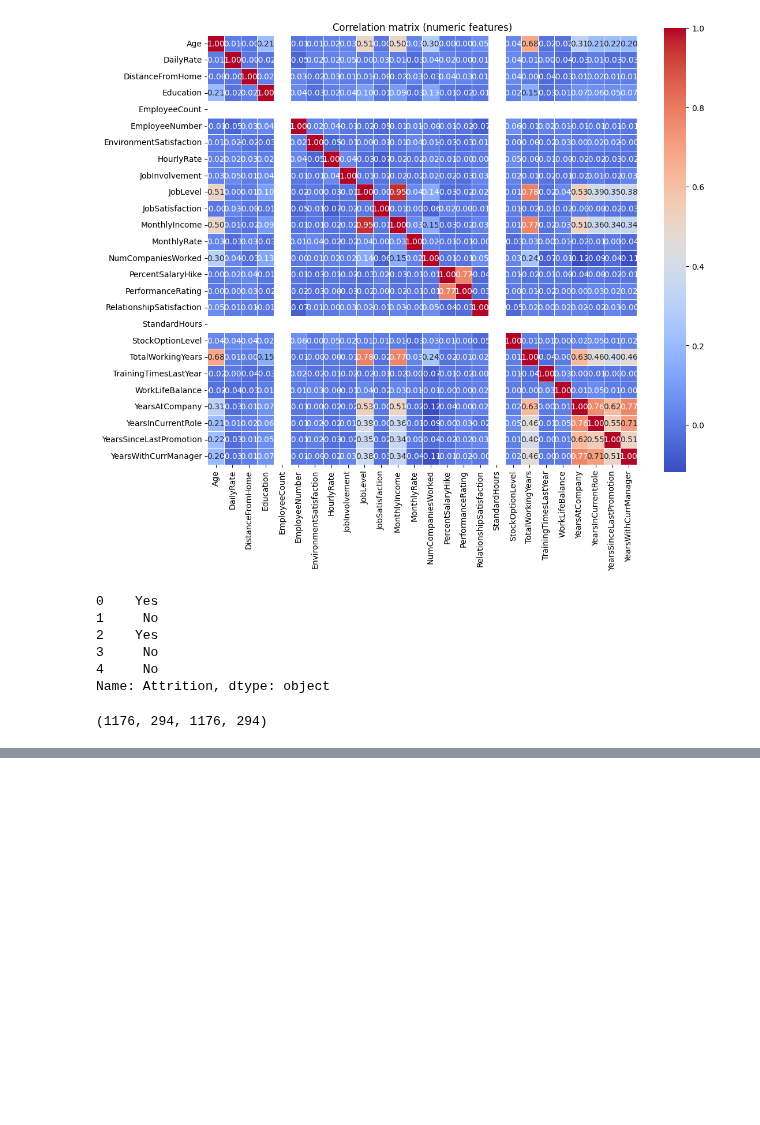
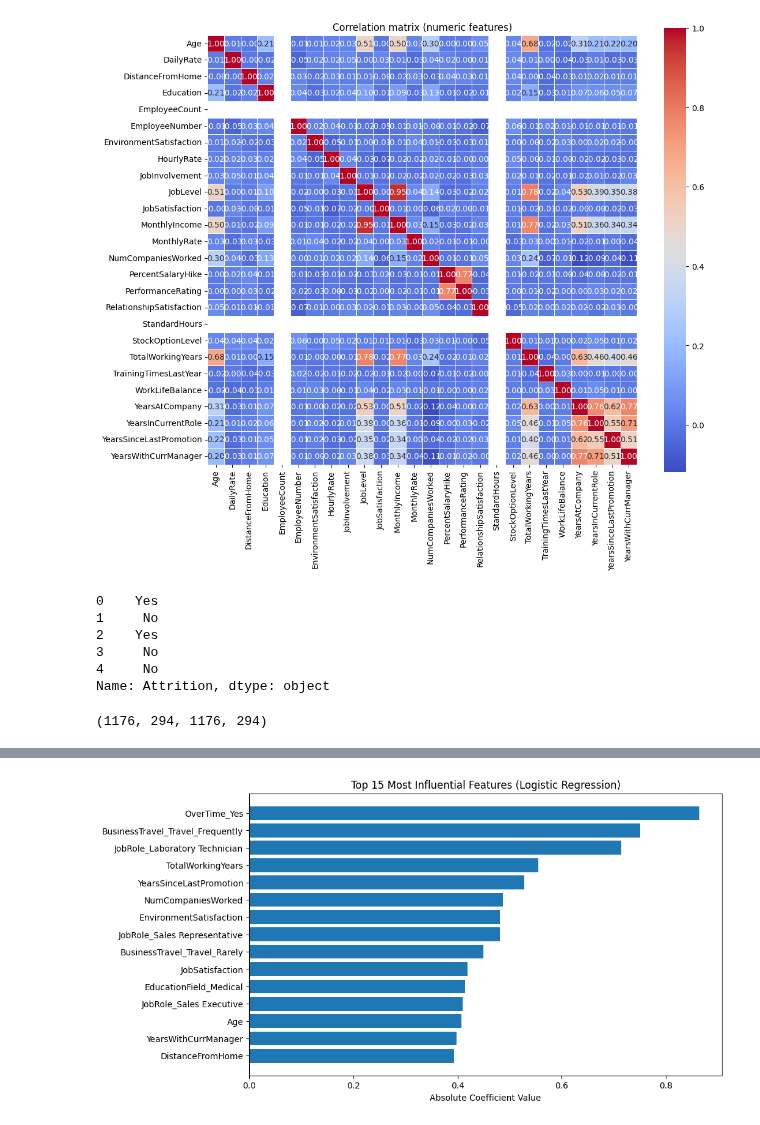
Before and after one commit to nirajacharya13/machine-learning, a Jupyter notebook: decision_trees/practice-problems/ibm-hr-analytics.ipynb, the cells around one changed output, grey strips where cells are left out. Saved outputs shown, nothing was run; the diff lists cells and outputs as text; code cells hidden in the pictures; blank space fills up the shorter version.

```diff
--- a/decision_trees/practice-problems/ibm-hr-analytics.ipynb
+++ b/decision_trees/practice-problems/ibm-hr-analytics.ipynb
@@ -268,0 +551,21 @@ Please also refer to the documentation for alternative solver options:
+# %%
+# Extract trained logistic regression model
+log_reg_model = final_model.named_steps["log_reg"]
+
+# Feature names
+feature_names = X_train.columns
+
+# Coefficients
+coefficients = log_reg_model.coef_[0]
+
+# Create dataframe
+coef_df = pd.DataFrame({
+    "Feature": feature_names,
+    "Coefficient": coefficients
+})
+
+# Absolute effect for sorting
+coef_df["Abs_Coefficient"] = coef_df["Coefficient"].abs()
+coef_df = coef_df.sort_values(by="Abs_Coefficient", ascending=False)
+
+coef_df.head(10)
@@ -268,0 +584,14 @@ Please also refer to the documentation for alternative solver options:
+# %%
+import matplotlib.pyplot as plt
+
+# Top 15 most influential features
+top_features = coef_df.sort_values(by="Abs_Coefficient", ascending=False).head(15)
+
+plt.figure(figsize=(10,6))
+plt.barh(top_features["Feature"], top_features["Abs_Coefficient"])
+plt.gca().invert_yaxis()
+plt.xlabel("Absolute Coefficient Value")
+plt.title("Top 15 Most Influential Features (Logistic Regression)")
+plt.show()
+# %% [output]
+[figure, added]
```
Also changed, not shown: parts of 26 cells of this notebook.
